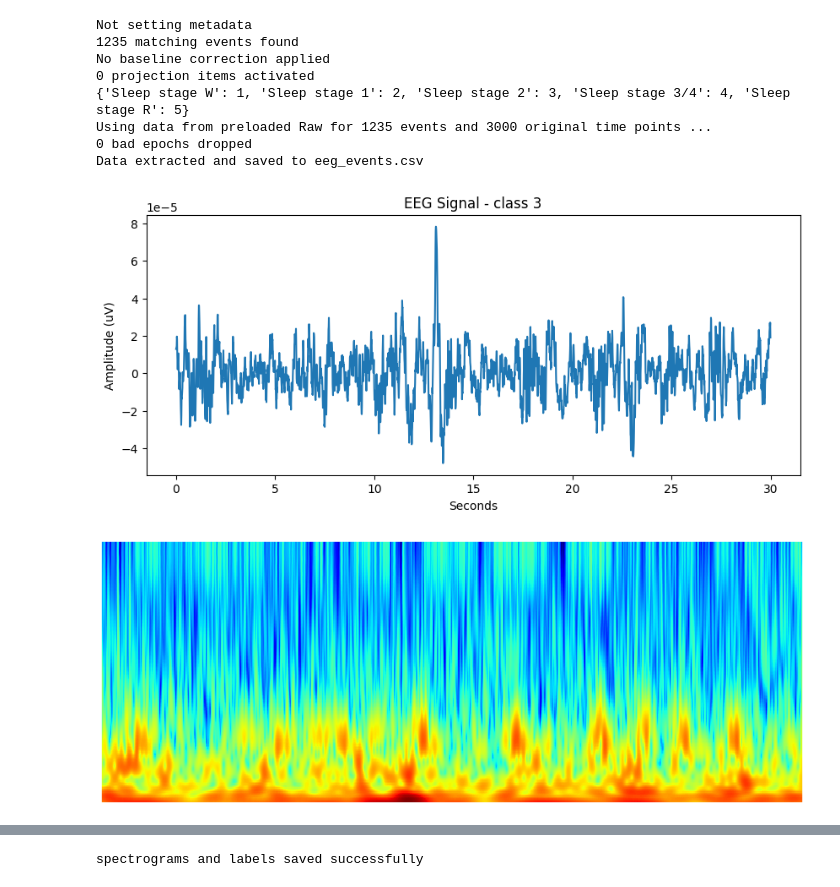
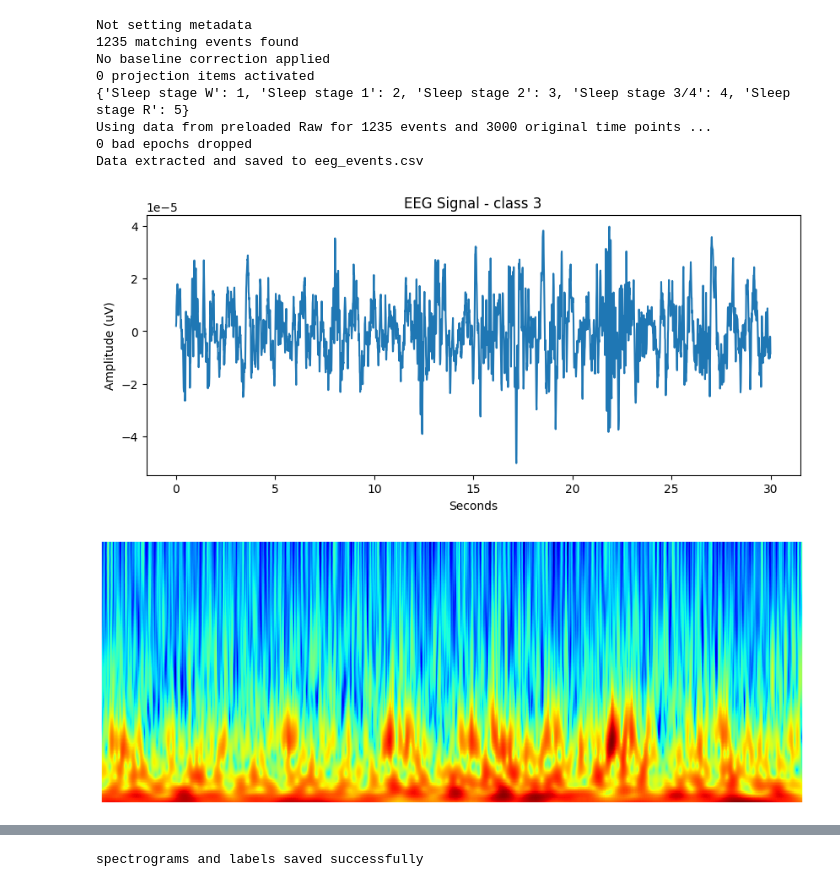
Before and after one commit to msverker/Bachelor_Thesis, a Jupyter notebook: EDF_Dataloader.ipynb, the cells around one changed output, grey strips where cells are left out. Saved outputs shown, nothing was run; the diff lists cells and outputs as text; code cells hidden in the pictures.

```diff
--- a/EDF_Dataloader.ipynb
+++ b/EDF_Dataloader.ipynb
@@ -170,19 +170,19 @@ Data extracted and saved to eeg_events.csv
 # %%
 data = np.loadtxt(output_file, delimiter=',')
 
 #Take an example from epochs to show the given event
-N = 486
+N = 142
 example_signal = data[N, :]
 # Plot the signal
 plt.figure(figsize=(10, 4))
 time_step = np.arange(0, len(example_signal)) * (1 / raw_train.info['sfreq'])
 plt.plot(time_step, example_signal)
 plt.title('EEG Signal - class ' f'{epochs_train.events[N][2]}')
 plt.xlabel('Seconds')
 plt.ylabel('Amplitude (uV)')
 plt.show()
 # %% [output]
-[figure, old version]
+[figure, new version]
 # %%
 plt.rcParams['figure.figsize'] = (16, 6)
 
@@ -191,5 +191,5 @@ power, times, frequencies, coif = cwt_spectrogram(example_signal, raw_train.info
 #Plot the wavelet coefficients as spectrogram from spectrogram function
 img_1 = spectrogram_plot(power, times, frequencies, coif, cmap = 'jet', norm = LogNorm(), colorbar = None)
 # %% [output]
-[figure, old version]
+[figure, new version]
 # %%
```
Also changed, not shown: parts of 5 cells of this notebook, 2 other files.
